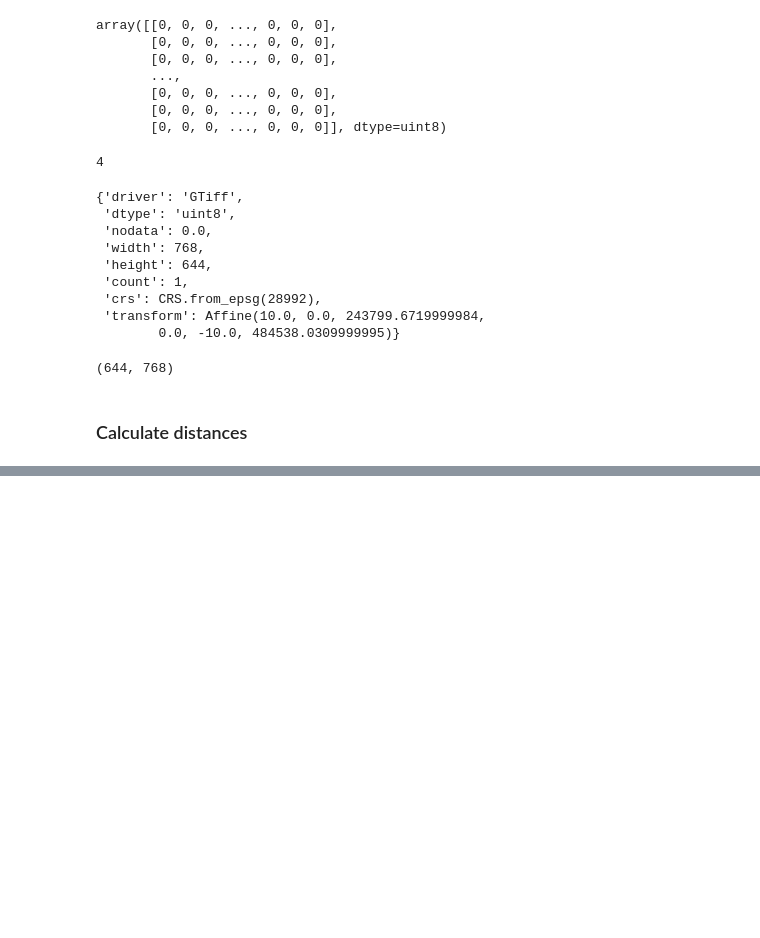
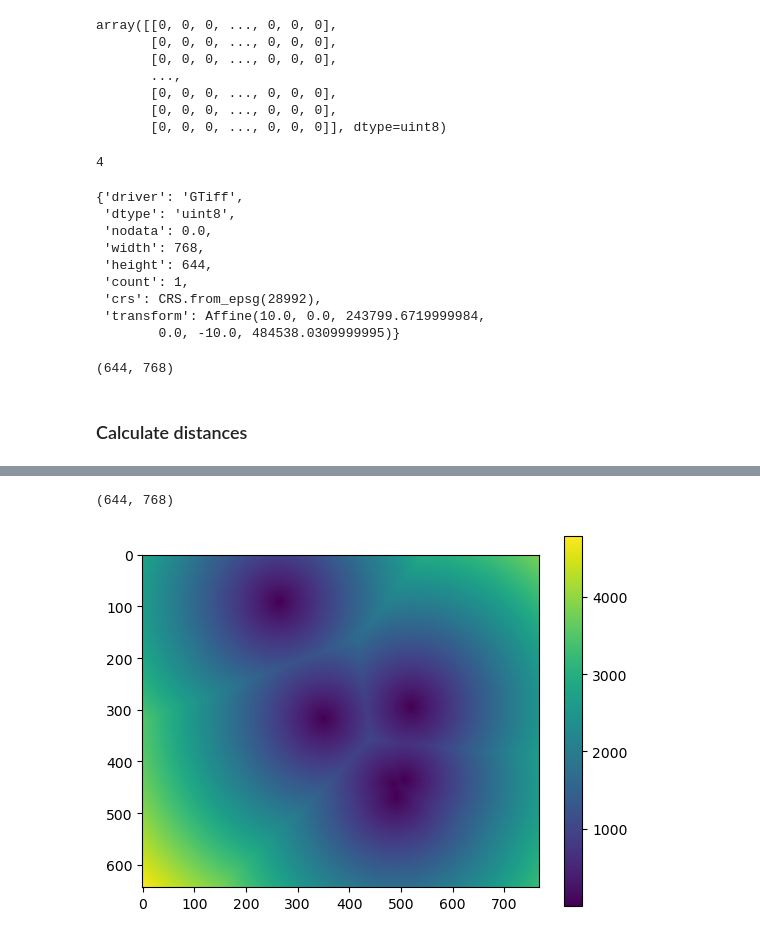
Before and after one commit to springonions-87/bioze_digital_mapping_tool, a Jupyter notebook: fuzzy.ipynb, the cells around one changed output, grey strips where cells are left out. Drawn from its saved outputs; the diff is of its cells as text; code cells hidden in the pictures; blank space fills up the shorter version.

```diff
--- a/fuzzy.ipynb
+++ b/fuzzy.ipynb
@@ -120,0 +115,14 @@ KeyboardInterrupt:
+# %%
+distances_farm.shape
+# %% [output]
+(644, 768)
+# %%
+# Combine the distances with the original raster data
+combined_raster = LU + distances_farm
+
+# Visualize the combined raster
+plt.imshow(combined_raster, cmap='viridis')
+plt.colorbar()
+plt.show()
+# %% [output]
+[figure, added]
```
Also changed, not shown: parts of 18 cells of this notebook, 4 other files.
